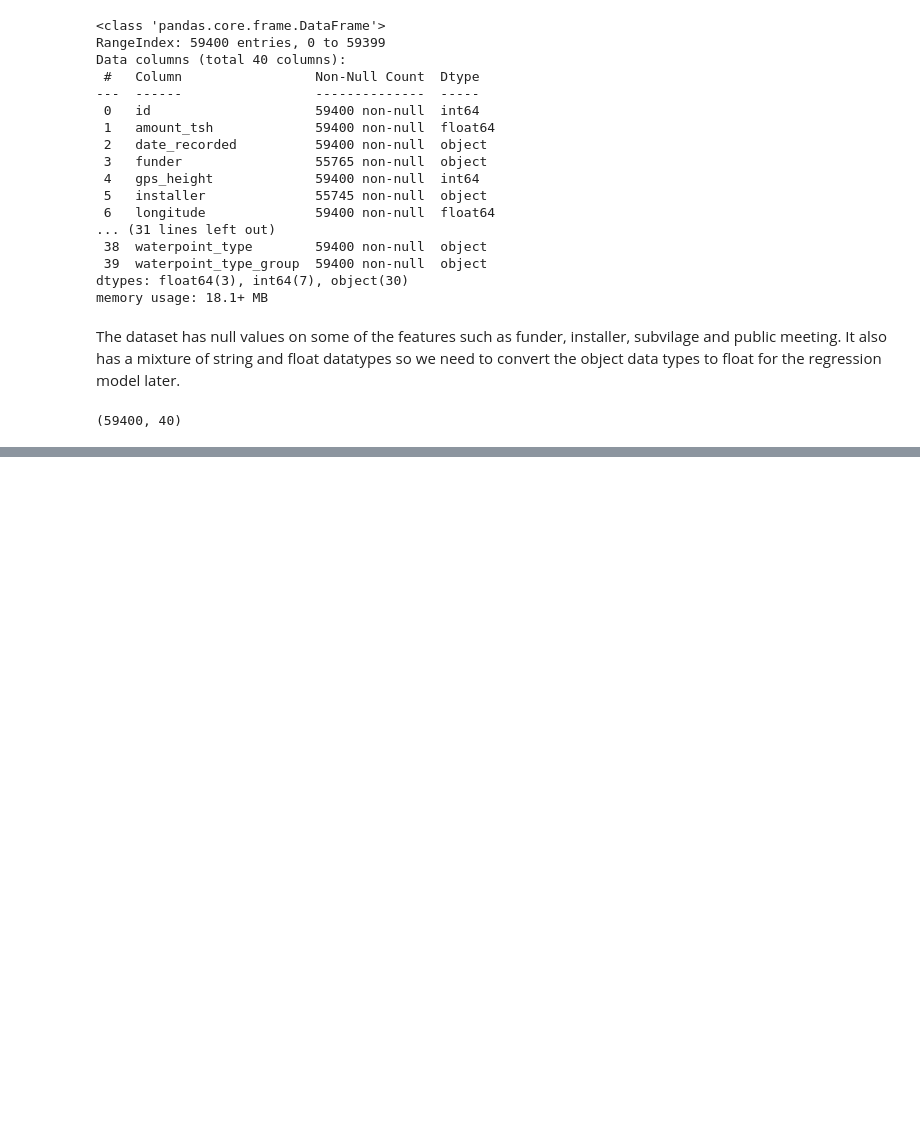
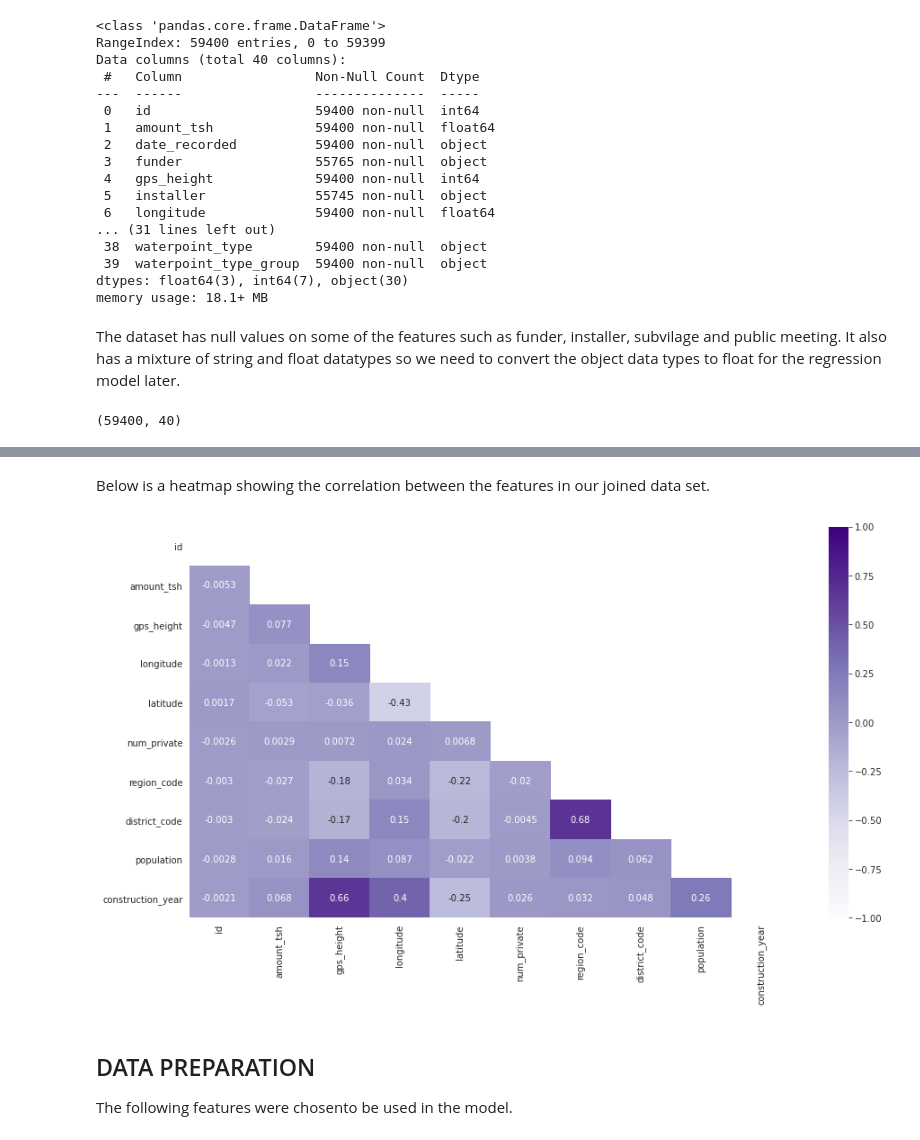
Before and after one commit to GraceRotich/Condition-of-Water-well-predictor, a Jupyter notebook: Condition_Water_well_predictor.ipynb, the cells around one changed output, grey strips where cells are left out. Saved outputs shown, nothing was run; the diff lists cells and outputs as text; code cells hidden in the pictures; blank space fills up the shorter version.

```diff
--- a/Condition_Water_well_predictor.ipynb
+++ b/Condition_Water_well_predictor.ipynb
@@ -64,8 +64,8 @@ import warnings
 warnings.filterwarnings('ignore')
 # %%
 # loading training set values
-data = pd.read_csv("training_set_values.csv")
-data.head()
+df1 = pd.read_csv("training_set_values.csv")
+df1.head()
 # %% [output]
 |  | id | amount_tsh | date_recorded | funder | gps_height | installer | longitude | latitude | wpt_name | ... |
 | 0 | 69572 | 6000.0 | 2011-03-14 | Roman | 1390 | Roman | 34.938093 | -9.856322 | none | ... |
@@ -205,2 +194,6 @@ data.shape
 # %% [output]
 (59400, 40)
+# %%
+# reading the data that shows the functionality status of the water pumps
+df2 = pd.read_csv("training_set_lables.csv")
+df2.head(10)
@@ -206,0 +254,3 @@ data.shape
+# %%
+#Joining the two datasets(df1 and df2), left join based on column id
+df = df1.join(df2.set_index("id"), on = "id")
@@ -206,0 +314,12 @@ data.shape
+# %% [markdown]
+Below is a heatmap showing the correlation between the features in our joined data set.
+# %%
+fig,ax  = plt.subplots(figsize=(15,8))
+mask = np.triu(np.ones_like(df.corr(), dtype=np.bool))
+sns.heatmap(data=df.corr(),center=0,vmin=-1,vmax=1,annot=True,mask=mask,cmap='Purples');
+# %% [output]
+[figure, added]
+# %% [markdown]
+## DATA PREPARATION
+
+The following features were chosento be used in the model.
```
Also changed, not shown: parts of 63 cells of this notebook.
